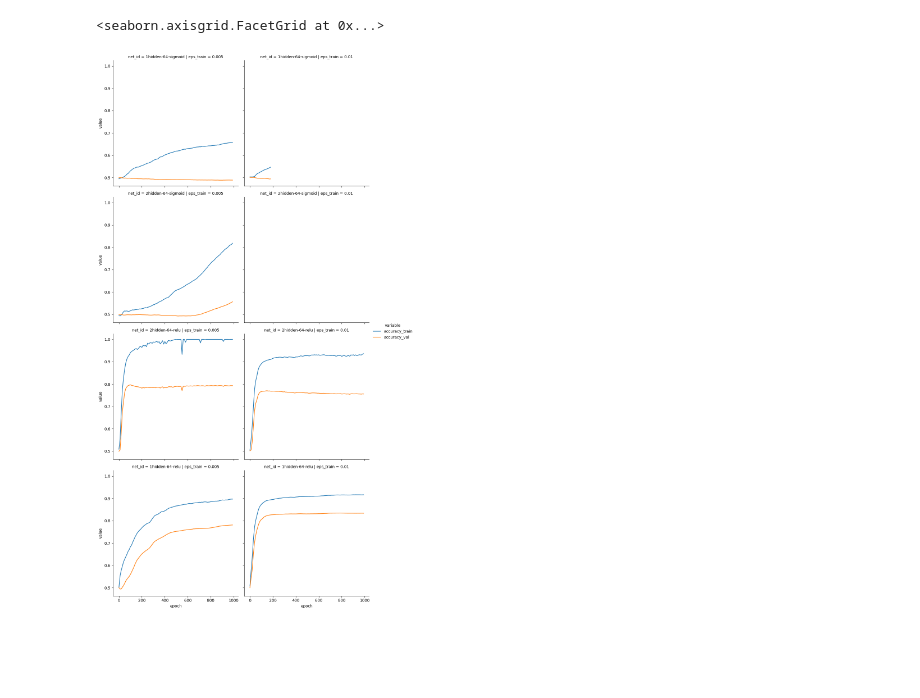
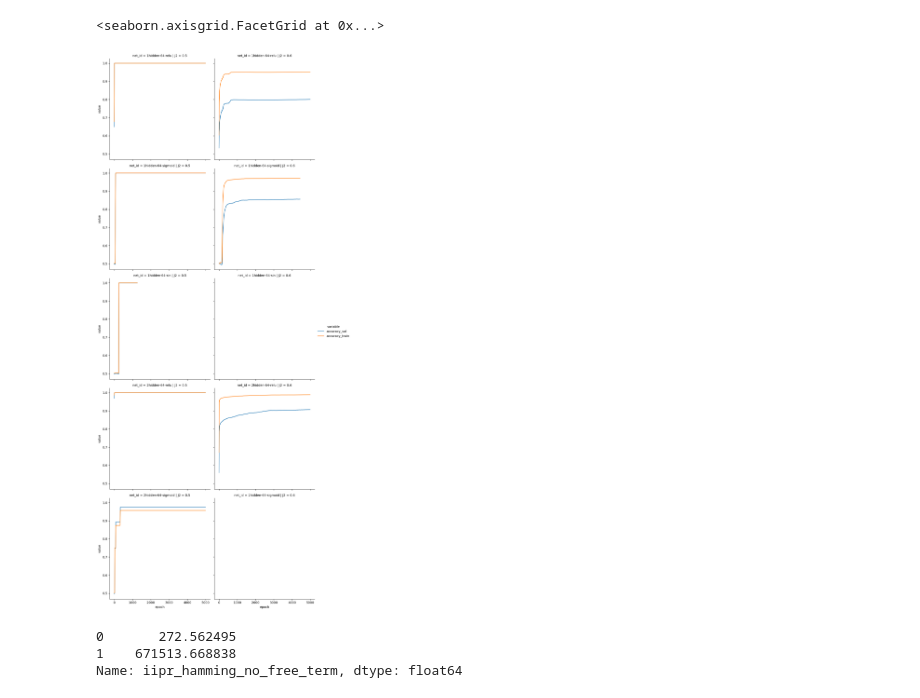
Before and after one commit to ischurov/frustrations-eda, a Jupyter notebook: multi_nn_2023_03_13_1.ipynb, the cells around one changed output. Drawn from its saved outputs; the diff is of its cells as text; code cells hidden in the pictures; blank space fills up the shorter version.

```diff
--- a/multi_nn_2023_03_13_1.ipynb
+++ b/multi_nn_2023_03_13_1.ipynb
@@ -72,17 +60,25 @@ model_evaluation
 # %%
 sns.relplot(
     model_evaluation.drop(["path", "signal_kind", "train_size"], axis=1)
     .melt(id_vars=["lattice", "J2", "eps_train", "epoch", "net_id"])
-    .query('variable.str.startswith("accuracy")'),
+    .query('variable.str.startswith("accuracy")').sort_values("net_id"),
     x="epoch",
     hue="variable",
     y="value",
     kind="line",
-    col="eps_train",
+    col="J2",
     row="net_id",
 )
 # %% [output]
 <seaborn.axisgrid.FacetGrid at 0x...>
-[figure, old version]
+[figure, new version]
+# %%
+system_terms.query("lattice == 'KagomeLattice2x4'")[
+            "iipr_hamming_no_free_term"
+        ]
+# %% [output]
+0       272.562495
+1    671513.668838
+Name: iipr_hamming_no_free_term, dtype: float64
 # %%
 g = sns.relplot(
```
Also changed, not shown: parts of 14 cells of this notebook, 13 other files.
